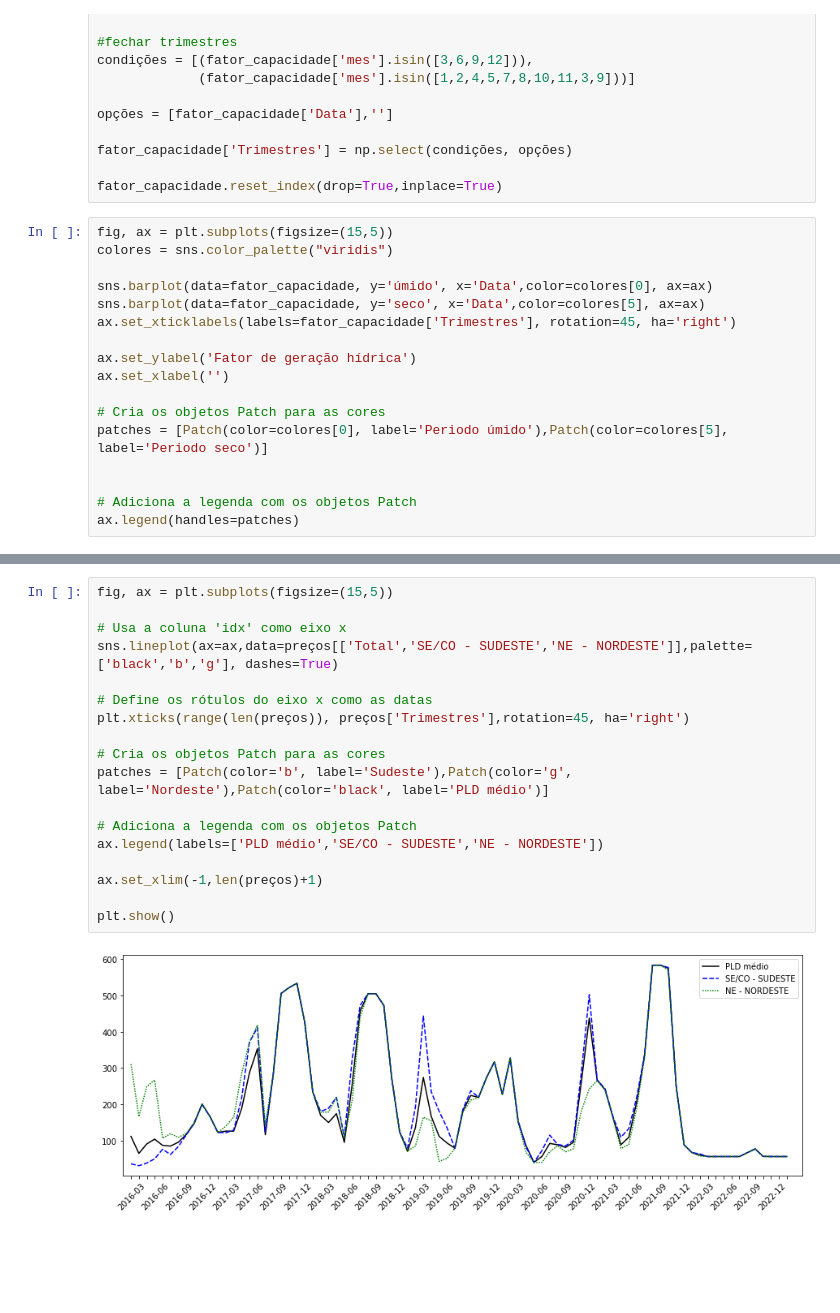
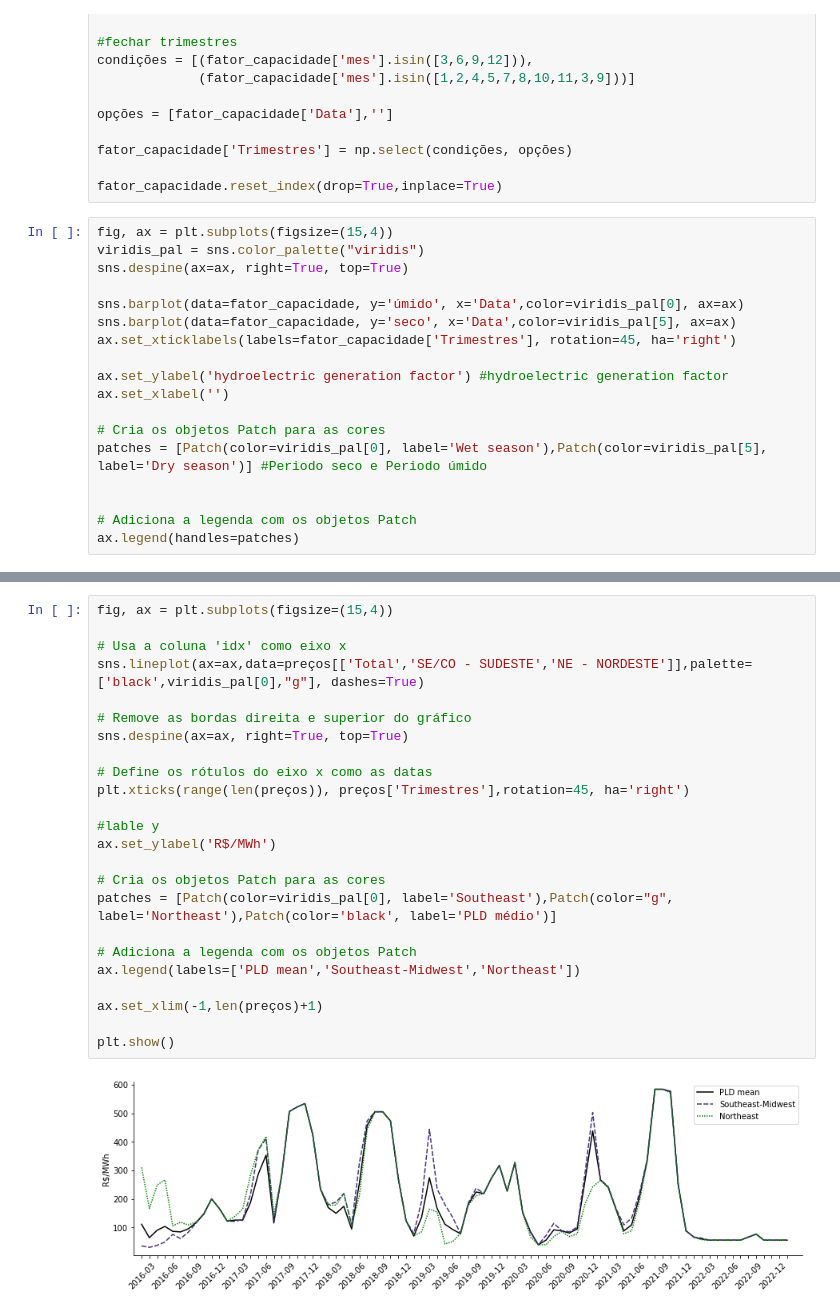
Before and after one commit to caiocezar05/Python-projects, a Jupyter notebook: Dados Geração/Risco de geração.ipynb, the cells around one changed output, grey strips where cells are left out. Saved outputs shown, nothing was run; the diff lists cells and outputs as text; blank space fills up the shorter version.

```diff
--- a/Dados Geração/Risco de geração.ipynb
+++ b/Dados Geração/Risco de geração.ipynb
@@ -108,18 +149,19 @@ fator_capacidade['Trimestres'] = np.select(condições, opções)
 
 fator_capacidade.reset_index(drop=True,inplace=True)
 # %%
-fig, ax = plt.subplots(figsize=(15,5))
-colores = sns.color_palette("viridis")
+fig, ax = plt.subplots(figsize=(15,4))
+viridis_pal = sns.color_palette("viridis")
+sns.despine(ax=ax, right=True, top=True)
 
-sns.barplot(data=fator_capacidade, y='úmido', x='Data',color=colores[0], ax=ax)
-sns.barplot(data=fator_capacidade, y='seco', x='Data',color=colores[5], ax=ax)
+sns.barplot(data=fator_capacidade, y='úmido', x='Data',color=viridis_pal[0], ax=ax)
+sns.barplot(data=fator_capacidade, y='seco', x='Data',color=viridis_pal[5], ax=ax)
 ax.set_xticklabels(labels=fator_capacidade['Trimestres'], rotation=45, ha='right')
 
-ax.set_ylabel('Fator de geração hídrica')
+ax.set_ylabel('hydroelectric generation factor') #hydroelectric generation factor
 ax.set_xlabel('')
 
 # Cria os objetos Patch para as cores
-patches = [Patch(color=colores[0], label='Periodo úmido'),Patch(color=colores[5], label='Periodo seco')]
+patches = [Patch(color=viridis_pal[0], label='Wet season'),Patch(color=viridis_pal[5], label='Dry season')] #Periodo seco e Periodo úmido
 
 
 # Adiciona a legenda com os objetos Patch
@@ -168,23 +230,29 @@ opções = [preços['Data'],'']
 preços['Trimestres'] = np.select(condições, opções)
 preços.reset_index(drop=True,inplace=True)
 # %%
-fig, ax = plt.subplots(figsize=(15,5))
+fig, ax = plt.subplots(figsize=(15,4))
 
 # Usa a coluna 'idx' como eixo x
-sns.lineplot(ax=ax,data=preços[['Total','SE/CO - SUDESTE','NE - NORDESTE']],palette=['black','b','g'], dashes=True)
+sns.lineplot(ax=ax,data=preços[['Total','SE/CO - SUDESTE','NE - NORDESTE']],palette=['black',viridis_pal[0],"g"], dashes=True)
+
+# Remove as bordas direita e superior do gráfico
+sns.despine(ax=ax, right=True, top=True)
 
 # Define os rótulos do eixo x como as datas
 plt.xticks(range(len(preços)), preços['Trimestres'],rotation=45, ha='right')
 
+#lable y
+ax.set_ylabel('R$/MWh')
+
 # Cria os objetos Patch para as cores
-patches = [Patch(color='b', label='Sudeste'),Patch(color='g', label='Nordeste'),Patch(color='black', label='PLD médio')]
+patches = [Patch(color=viridis_pal[0], label='Southeast'),Patch(color="g", label='Northeast'),Patch(color='black', label='PLD médio')]
 
 # Adiciona a legenda com os objetos Patch
-ax.legend(labels=['PLD médio','SE/CO - SUDESTE','NE - NORDESTE'])
+ax.legend(labels=['PLD mean','Southeast-Midwest','Northeast'])
 
 ax.set_xlim(-1,len(preços)+1)
 
 plt.show()
 # %% [output]
-[figure, old version]
+[figure, new version]
 # %%
```
Also changed, not shown: parts of 41 cells of this notebook.
